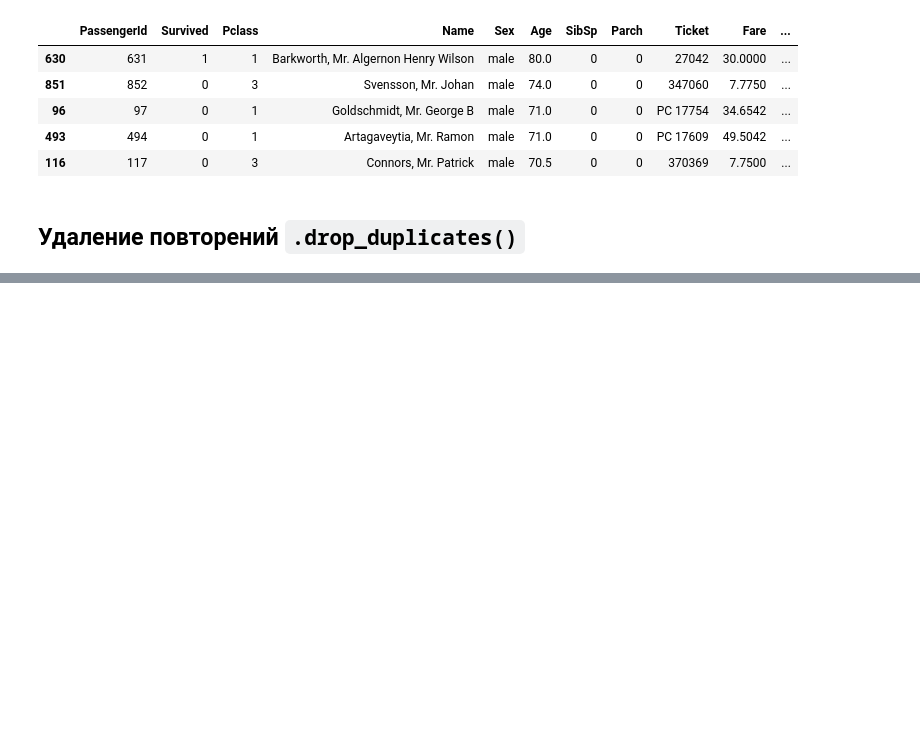
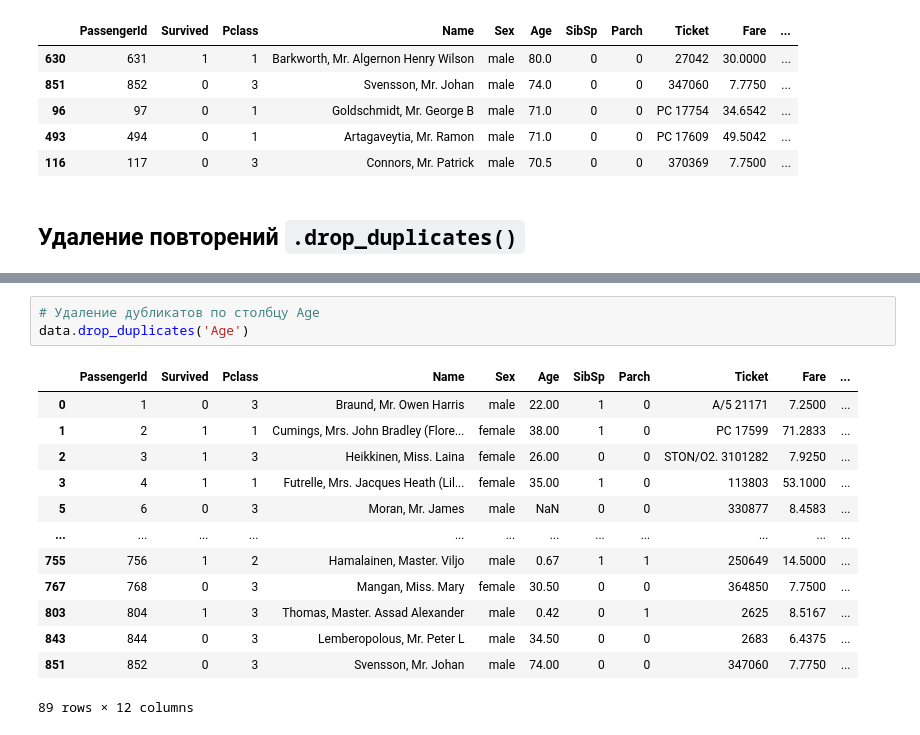
Before and after one commit to ksumarshmallow/Data-Analysis-Design-24, a Jupyter notebook: Seminars/Sem2/Sem2.ipynb, the cells around one changed output, grey strips where cells are left out. Saved outputs shown, nothing was run; the diff lists cells and outputs as text; blank space fills up the shorter version.

```diff
--- a/Seminars/Sem2/Sem2.ipynb
+++ b/Seminars/Sem2/Sem2.ipynb
@@ -379,0 +363,17 @@ df2.drop_duplicates(['Блогер', 'Подписчики'])   # Можно у
+# %%
+# Удаление дубликатов по столбцу Age
+data.drop_duplicates('Age')
+# %% [output]
+|  | PassengerId | Survived | Pclass | Name | Sex | Age | SibSp | Parch | Ticket | Fare | ... |
+| 0 | 1 | 0 | 3 | Braund, Mr. Owen Harris | male | 22.00 | 1 | 0 | A/5 21171 | 7.2500 | ... |
+| 1 | 2 | 1 | 1 | Cumings, Mrs. John Bradley (Flore... | female | 38.00 | 1 | 0 | PC 17599 | 71.2833 | ... |
+| 2 | 3 | 1 | 3 | Heikkinen, Miss. Laina | female | 26.00 | 0 | 0 | STON/O2. 3101282 | 7.9250 | ... |
+| 3 | 4 | 1 | 1 | Futrelle, Mrs. Jacques Heath (Lil... | female | 35.00 | 1 | 0 | 113803 | 53.1000 | ... |
+| 5 | 6 | 0 | 3 | Moran, Mr. James | male | NaN | 0 | 0 | 330877 | 8.4583 | ... |
+| ... | ... | ... | ... | ... | ... | ... | ... | ... | ... | ... | ... |
+| 755 | 756 | 1 | 2 | Hamalainen, Master. Viljo | male | 0.67 | 1 | 1 | 250649 | 14.5000 | ... |
+| 767 | 768 | 0 | 3 | Mangan, Miss. Mary | female | 30.50 | 0 | 0 | 364850 | 7.7500 | ... |
+| 803 | 804 | 1 | 3 | Thomas, Master. Assad Alexander | male | 0.42 | 0 | 1 | 2625 | 8.5167 | ... |
+| 843 | 844 | 0 | 3 | Lemberopolous, Mr. Peter L | male | 34.50 | 0 | 0 | 2683 | 6.4375 | ... |
+| 851 | 852 | 0 | 3 | Svensson, Mr. Johan | male | 74.00 | 0 | 0 | 347060 | 7.7750 | ... |
+89 rows × 12 columns
```
Also changed, not shown: parts of 20 cells of this notebook.
